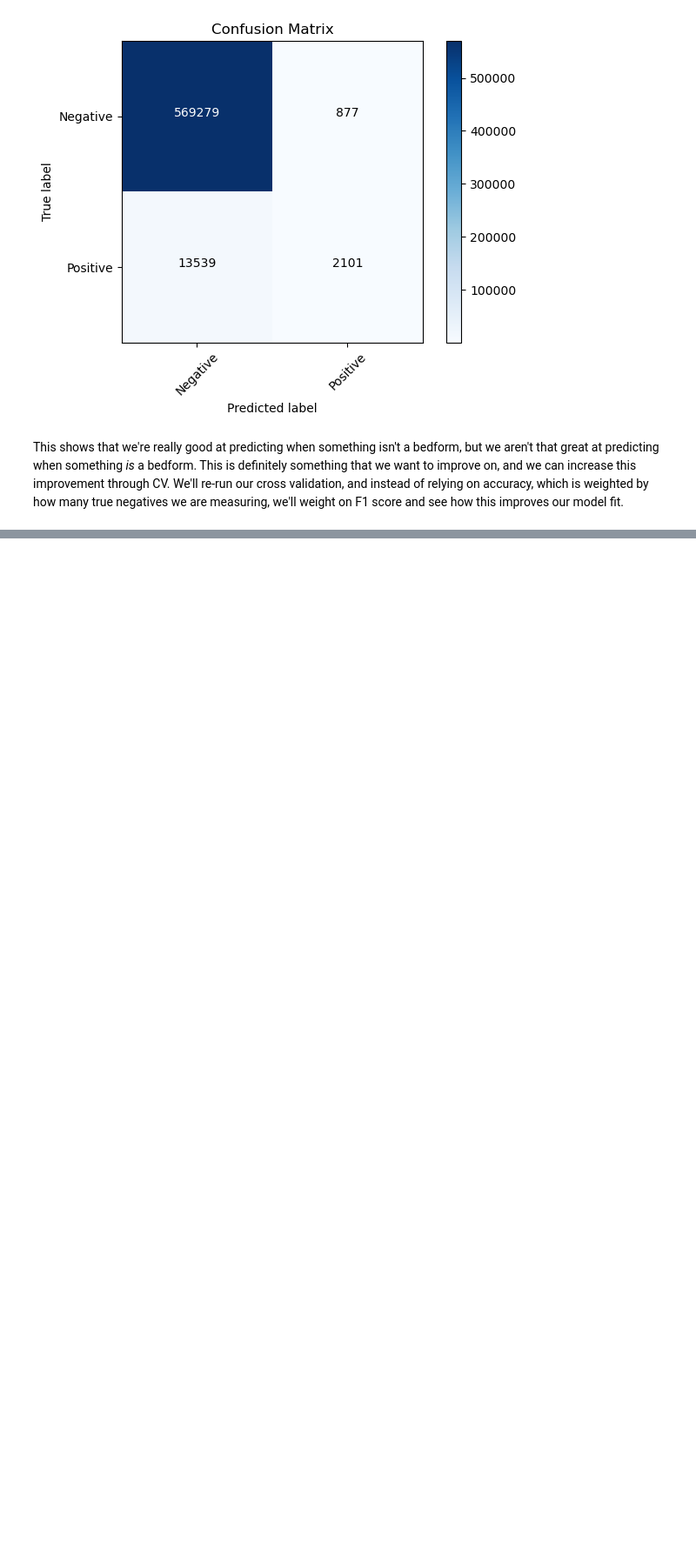
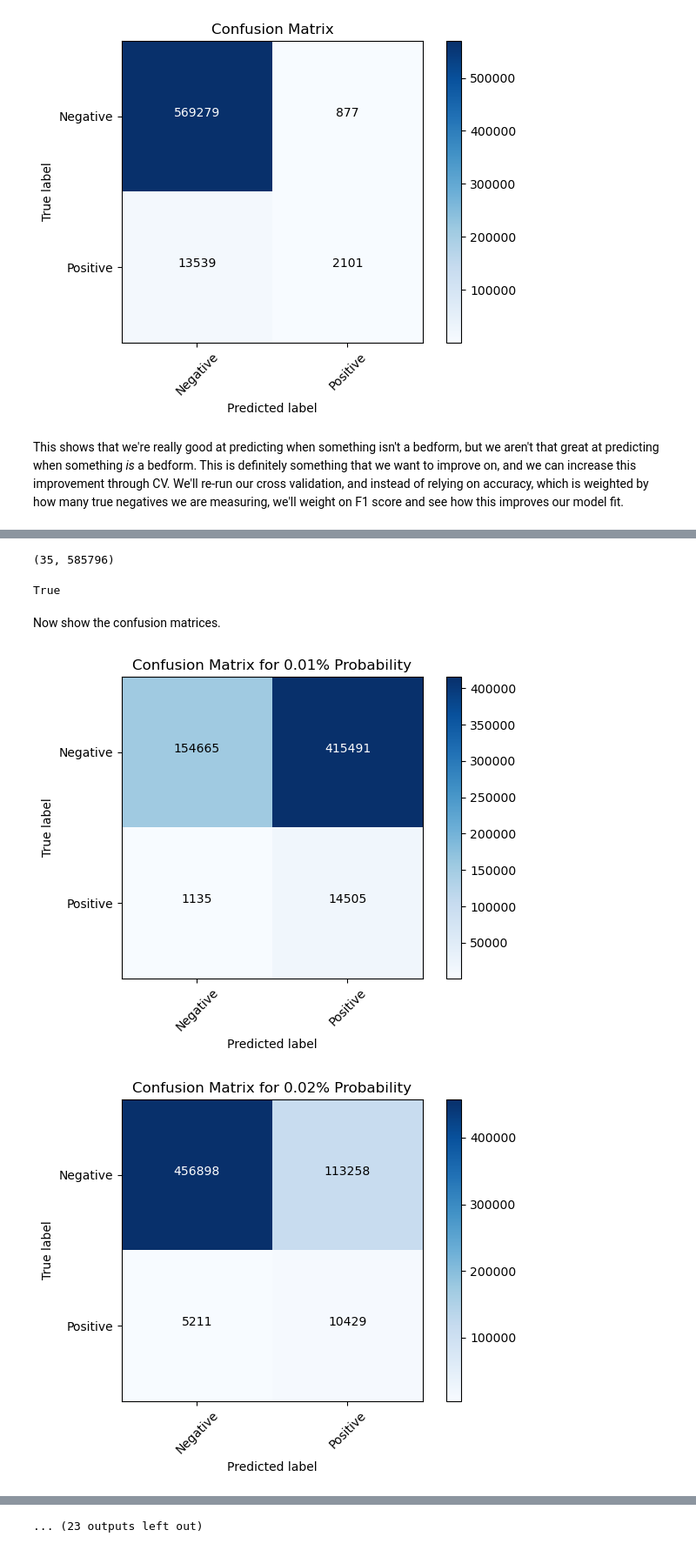
Before and after one commit to elliesch/bedfinder, a Jupyter notebook: performance_metrics.ipynb, the cells around one changed output, grey strips where cells are left out. Shown at 87% size. Cells and saved outputs as stored; diff of their text form; code cells hidden in the pictures; blank space fills up the shorter version.

```diff
--- a/performance_metrics.ipynb
+++ b/performance_metrics.ipynb
@@ -128,0 +137,10 @@ This shows that we're really good at predicting when something isn't a bedform,
+# %%
+def thresh(array, threshold):
+    col = array[:,1]
+    mod_array = np.copy(col)
+    mod_array[mod_array >= threshold] = 1
+    mod_array[mod_array < threshold] = 0
+
+    return mod_array
+# %%
+thresholds = np.concatenate((np.arange(0.01,0.1,0.01), np.arange(0.1,0.9,0.05), np.arange(0.9,1,0.01)))
@@ -128,0 +158,45 @@ This shows that we're really good at predicting when something isn't a bedform,
+# %%
+thresh_arrays = np.zeros((len(thresholds),len(estimated_bedforms)))
+# %%
+thresh_arrays.shape
+# %% [output]
+(35, 585796)
+# %%
+len(thresh_arrays[0]) == len(estimated_bedforms)
+# %% [output]
+True
+# %%
+for idx in range(len(thresh_arrays)):
+    thresh_arrays[idx] =  thresh(bedform_probabilities, thresholds[idx])
+# %% [markdown]
+Now show the confusion matrices.
+# %%
+for idx in range(len(thresh_arrays)):
+    conf_matrix = confusion_matrix(measured_bedforms, thresh_arrays[idx])
+
+    # Plot confusion matrix
+    plt.imshow(conf_matrix, interpolation='nearest', cmap=plt.cm.Blues)
+    plt.title(f'Confusion Matrix for {thresholds[idx]}% Probability')
+    plt.colorbar()
+
+    # Add labels
+    classes = ['Negative', 'Positive']
+    tick_marks = np.arange(len(classes))
+    plt.xticks(tick_marks, classes, rotation=45)
+    plt.yticks(tick_marks, classes)
+
+    # Add text annotations
+    thresh = conf_matrix.max() / 2.
+    for i in range(conf_matrix.shape[0]):
+        for j in range(conf_matrix.shape[1]):
+            plt.text(j, i, format(conf_matrix[i, j], 'd'),
+                     horizontalalignment="center",
+                     color="white" if conf_matrix[i, j] > thresh else "black")
+
+    plt.ylabel('True label')
+    plt.xlabel('Predicted label')
+    plt.tight_layout()
+    plt.show()
+# %% [output]
+[figure, added]
+[figure, added]
@@ -128,0 +213 @@ This shows that we're really good at predicting when something isn't a bedform,
+... (23 outputs left out)
```
Also changed, not shown: parts of 8 cells of this notebook.
